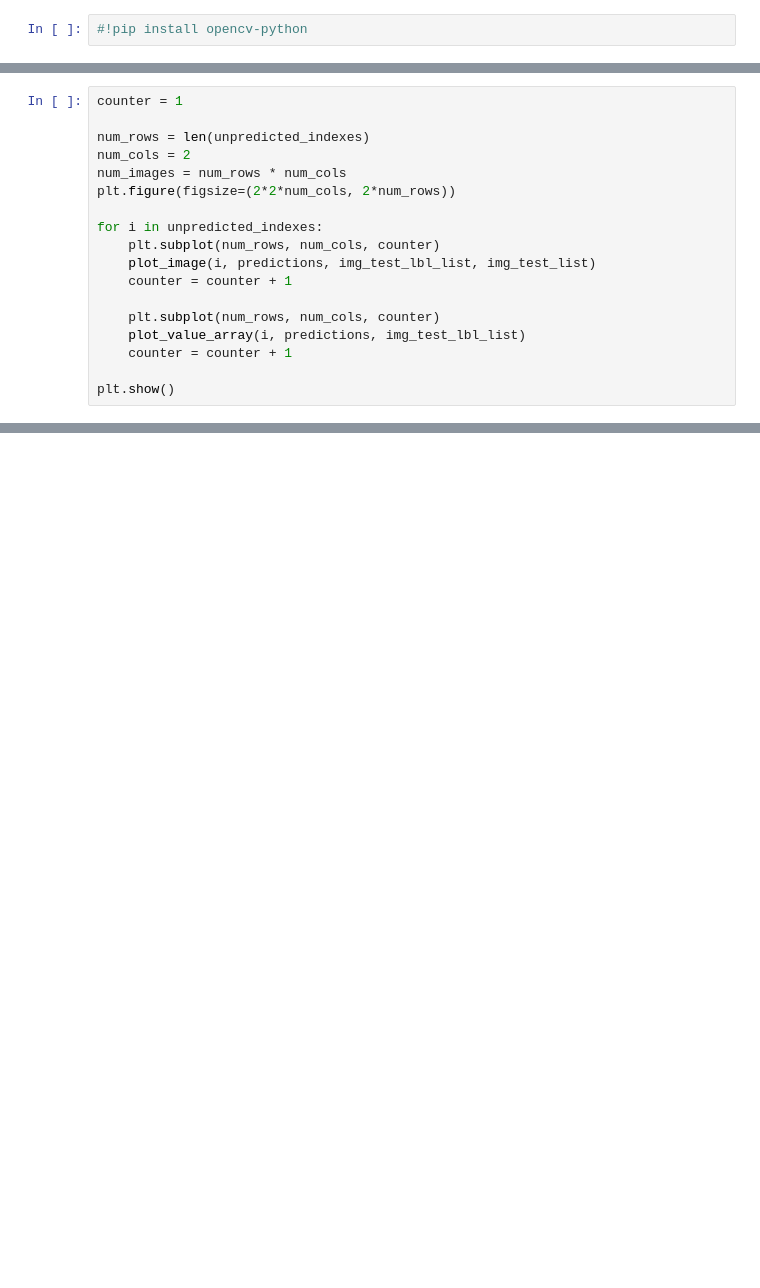
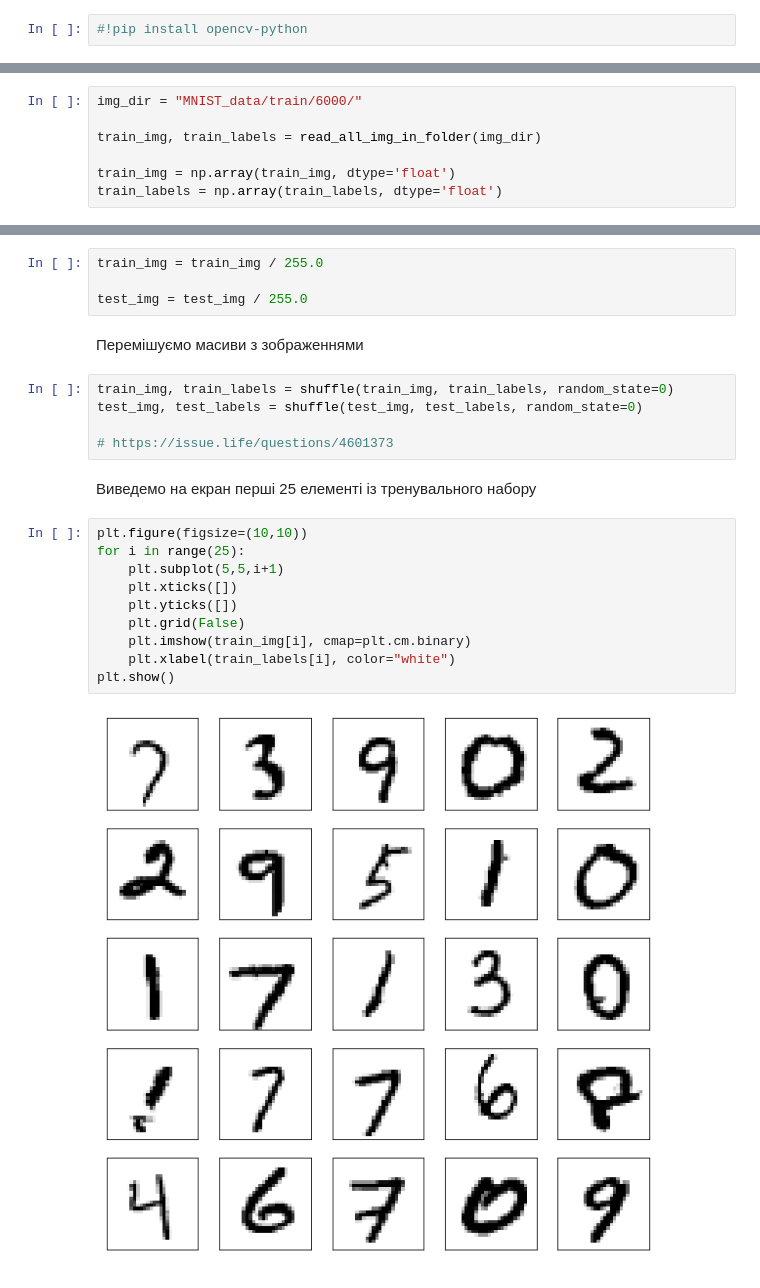
Before and after one commit to Skywal/DigitRecognitionJupyter, a Jupyter notebook: DigitRecognition.ipynb, the cells around one changed output, grey strips where cells are left out. Saved outputs shown, nothing was run; the diff lists cells and outputs as text; blank space fills up the shorter version.

Commit message:
Make data shuffle before training

```diff
--- a/DigitRecognition.ipynb
+++ b/DigitRecognition.ipynb
@@ -197,18 +2,0 @@ unpredicted_indexes = only_unpredicted(predictions, img_test_lbl_list)
-# %%
-counter = 1
-
-num_rows = len(unpredicted_indexes)
-num_cols = 2
-num_images = num_rows * num_cols
-plt.figure(figsize=(2*2*num_cols, 2*num_rows))
-
-for i in unpredicted_indexes:
-    plt.subplot(num_rows, num_cols, counter)
-    plot_image(i, predictions, img_test_lbl_list, img_test_list)
-    counter = counter + 1
-
-    plt.subplot(num_rows, num_cols, counter)
-    plot_value_array(i, predictions, img_test_lbl_list)
-    counter = counter + 1
-
-plt.show()
@@ -216,0 +90,7 @@ plt.show()
+# %%
+img_dir = "MNIST_data/train/6000/"
+
+train_img, train_labels = read_all_img_in_folder(img_dir)
+
+train_img = np.array(train_img, dtype='float')
+train_labels = np.array(train_labels, dtype='float')
@@ -216,0 +120,25 @@ plt.show()
+# %%
+train_img = train_img / 255.0
+
+test_img = test_img / 255.0
+# %% [markdown]
+Перемішуємо масиви з зображеннями
+# %%
+train_img, train_labels = shuffle(train_img, train_labels, random_state=0)
+test_img, test_labels = shuffle(test_img, test_labels, random_state=0)
+
+# https://issue.life/questions/4601373
+# %% [markdown]
+Виведемо на екран перші 25 елементі із тренувального набору
+# %%
+plt.figure(figsize=(10,10))
+for i in range(25):
+    plt.subplot(5,5,i+1)
+    plt.xticks([])
+    plt.yticks([])
+    plt.grid(False)
+    plt.imshow(train_img[i], cmap=plt.cm.binary)
+    plt.xlabel(train_labels[i], color="white")
+plt.show()
+# %% [output]
+[figure, added]
```
Also changed, not shown: parts of 46 cells of this notebook.
